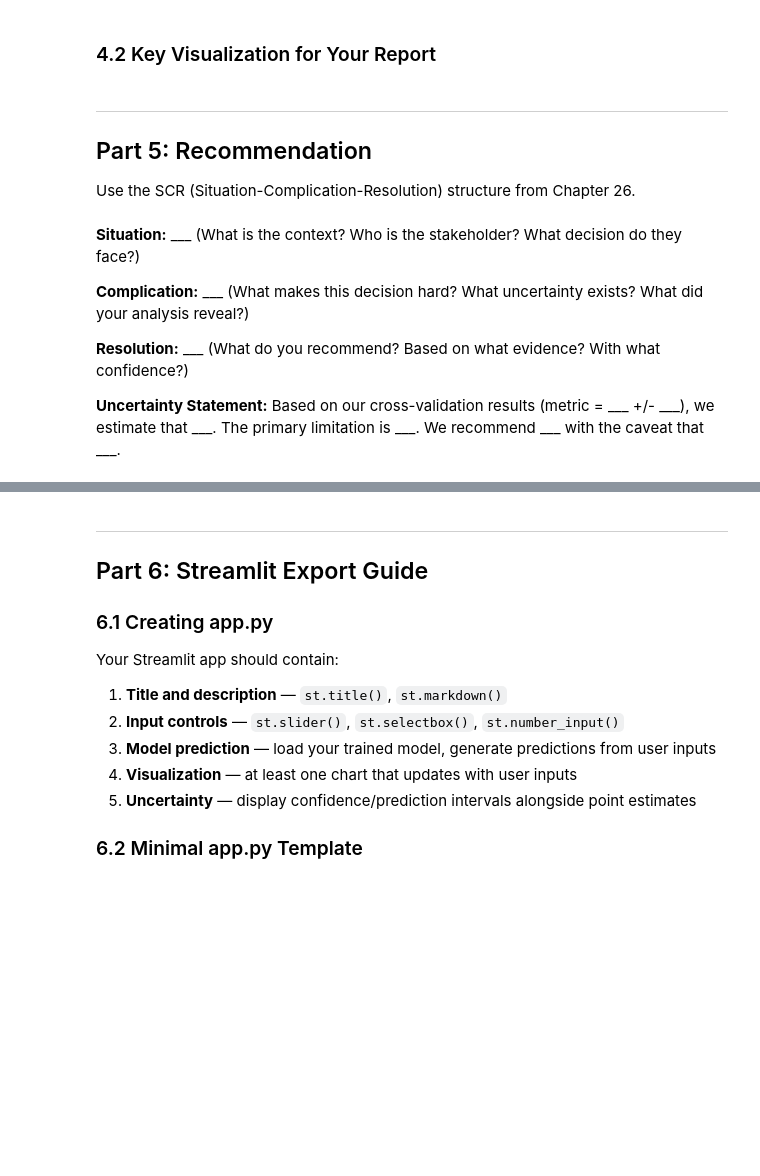
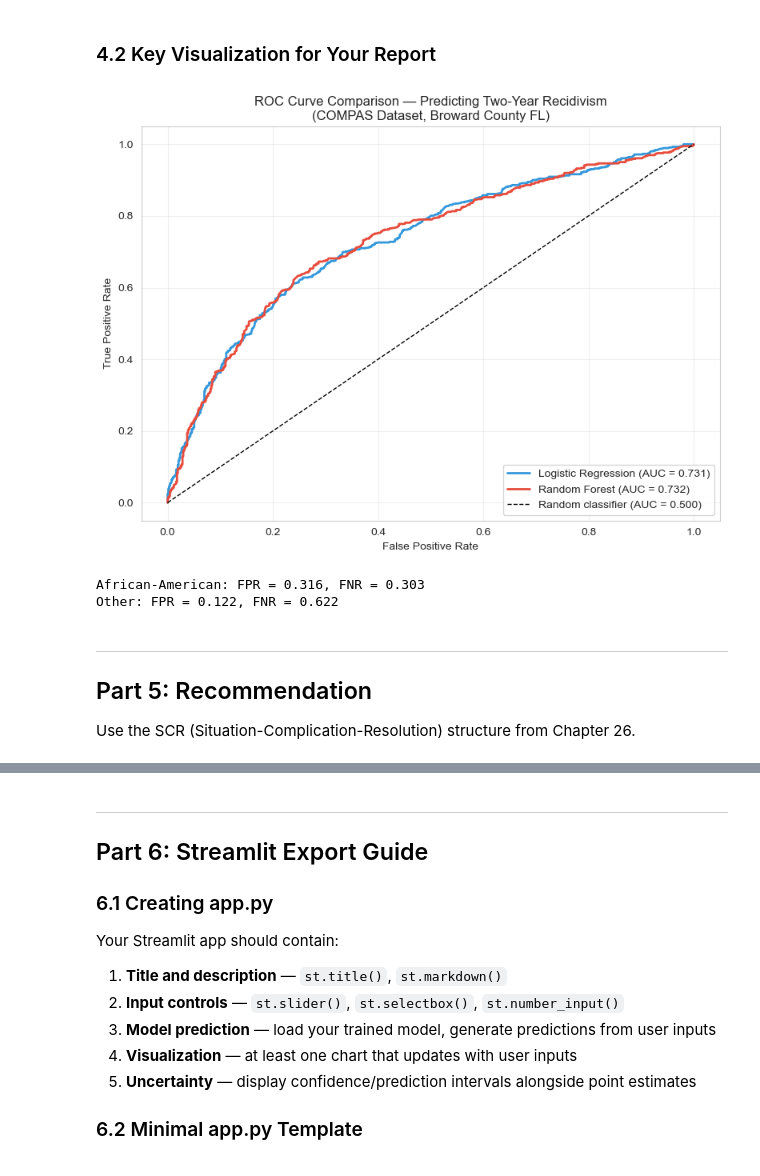
Before and after one commit to mke27/ECON3916_Final, a Jupyter notebook: 3916final_project_initial.ipynb, the cells around one changed output, grey strips where cells are left out. Drawn from its saved outputs; the diff is of its cells as text; code cells hidden in the pictures; blank space fills up the shorter version.

```diff
--- a/3916final_project_initial.ipynb
+++ b/3916final_project_initial.ipynb
@@ -501,16 +509,55 @@ Accuracy: 0.6899
+# %%
+# ============================================================
+# 4.2 Your key visualization
+# ============================================================
+from sklearn.metrics import roc_curve, roc_auc_score
+
+# Get predicted probabilities
+y_prob_1 = model_1.predict_proba(X_test)[:, 1]
+y_prob_2 = model_2.predict_proba(X_test)[:, 1]
+
+fpr_1, tpr_1, _ = roc_curve(y_test, y_prob_1)
+fpr_2, tpr_2, _ = roc_curve(y_test, y_prob_2)
+
+auc_1 = roc_auc_score(y_test, y_prob_1)
+auc_2 = roc_auc_score(y_test, y_prob_2)
+
+fig, ax = plt.subplots(figsize=(8, 6))
+ax.plot(fpr_1, tpr_1, color='#3498db', lw=2,
+        label=f'Logistic Regression (AUC = {auc_1:.3f})')
+ax.plot(fpr_2, tpr_2, color='#e74c3c', lw=2,
+        label=f'Random Forest (AUC = {auc_2:.3f})')
+ax.plot([0, 1], [0, 1], 'k--', lw=1, label='Random classifier (AUC = 0.500)')
+
+ax.set_xlabel('False Positive Rate')
+ax.set_ylabel('True Positive Rate')
+ax.set_title('ROC Curve Comparison — Predicting Two-Year Recidivism\n(COMPAS Dataset, Broward County FL)')
+ax.legend(loc='lower right')
+ax.grid(True, alpha=0.3)
+
+plt.tight_layout()
+plt.show()
+# %% [output]
+[figure, added]
+# %%
+test_df = X_test.copy()
+test_df['true'] = y_test.values
+test_df['pred'] = y_pred_2
+
+# African-American = 1 when all other race dummies are 0
+race_cols = ['race_Asian', 'race_Caucasian', 'race_Hispanic', 'race_Native American', 'race_Other']
+test_df['race_african_american'] = (test_df[race_cols].sum(axis=1) == 0).astype(int)
+
+for group, label in [(1, 'African-American'), (0, 'Other')]:
+    subset = test_df[test_df['race_african_american'] == group]
+    fp_rate = ((subset['pred'] == 1) & (subset['true'] == 0)).sum() / (subset['true'] == 0).sum()
+    fn_rate = ((subset['pred'] == 0) & (subset['true'] == 1)).sum() / (subset['true'] == 1).sum()
+    print(f"{label}: FPR = {fp_rate:.3f}, FNR = {fn_rate:.3f}")
+# %% [output]
+African-American: FPR = 0.316, FNR = 0.303
+Other: FPR = 0.122, FNR = 0.622
 # %% [markdown]
 ---
 ## Part 5: Recommendation
 
 Use the SCR (Situation-Complication-Resolution) structure from Chapter 26.
-# %% [markdown]
-**Situation:** ___
-(What is the context? Who is the stakeholder? What decision do they face?)
-
-**Complication:** ___
-(What makes this decision hard? What uncertainty exists? What did your analysis reveal?)
-
-**Resolution:** ___
-(What do you recommend? Based on what evidence? With what confidence?)
-
-**Uncertainty Statement:** Based on our cross-validation results (metric = ___ +/- ___), we estimate that ___. The primary limitation is ___. We recommend ___ with the caveat that ___.
```
Also changed, not shown: parts of 7 cells of this notebook, 2 other files.
